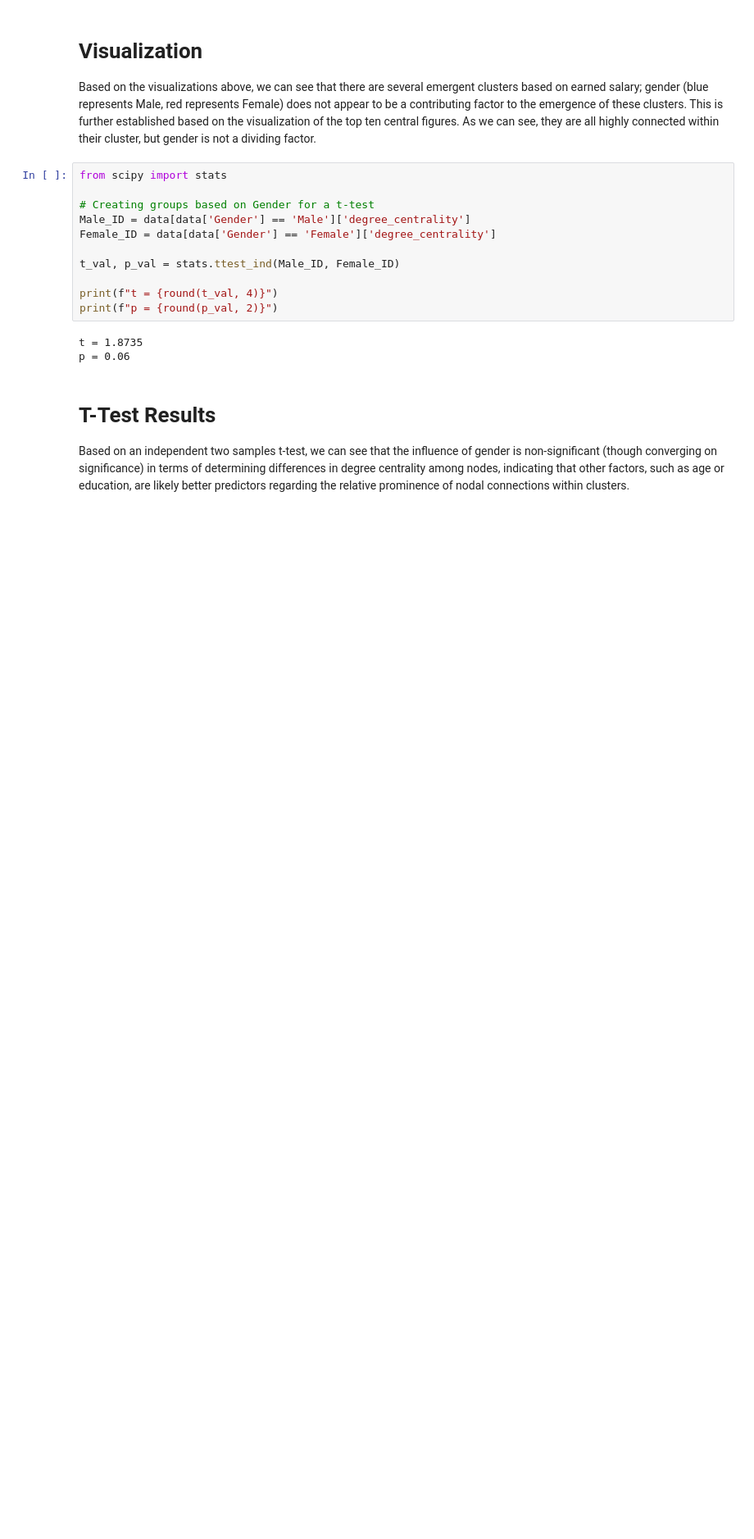
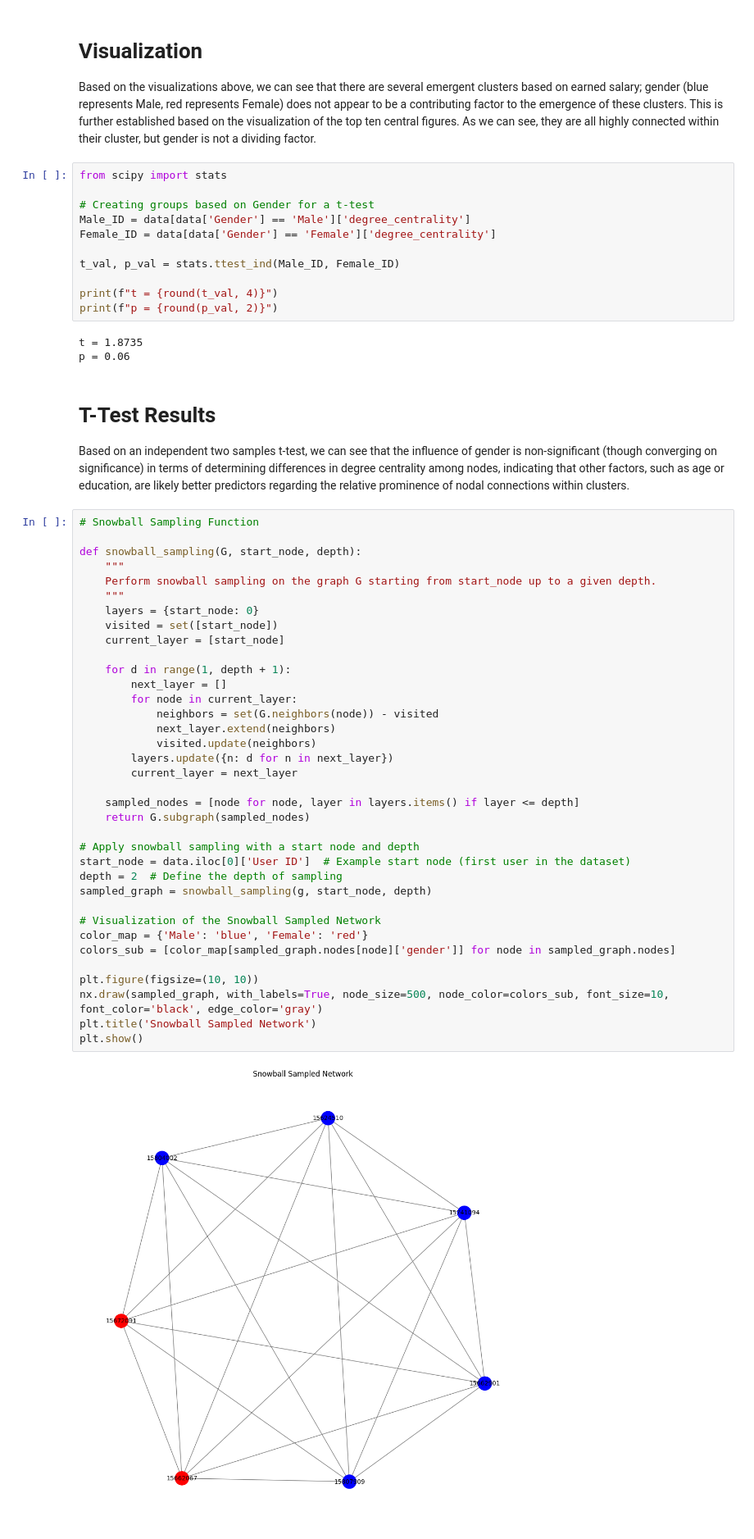
Before and after one commit to hbedros/centrality-measures, a Jupyter notebook: Social_Network_Ads_Main_Analysis.ipynb, the cells around one changed output. Shown at 82% size. Drawn from its saved outputs; the diff is of its cells as text; blank space fills up the shorter version.

```diff
--- a/Social_Network_Ads_Main_Analysis.ipynb
+++ b/Social_Network_Ads_Main_Analysis.ipynb
@@ -203,3 +203,41 @@ p = 0.06
 # T-Test Results
 
 Based on an independent two samples t-test, we can see that the influence of gender is non-significant (though converging on significance) in terms of determining differences in degree centrality among nodes, indicating that other factors, such as age or education, are likely better predictors regarding the relative prominence of nodal connections within clusters.
+# %%
+# Snowball Sampling Function
+
+def snowball_sampling(G, start_node, depth):
+    """
+    Perform snowball sampling on the graph G starting from start_node up to a given depth.
+    """
+    layers = {start_node: 0}
+    visited = set([start_node])
+    current_layer = [start_node]
+
+    for d in range(1, depth + 1):
+        next_layer = []
+        for node in current_layer:
+            neighbors = set(G.neighbors(node)) - visited
+            next_layer.extend(neighbors)
+            visited.update(neighbors)
+        layers.update({n: d for n in next_layer})
+        current_layer = next_layer
+
+    sampled_nodes = [node for node, layer in layers.items() if layer <= depth]
+    return G.subgraph(sampled_nodes)
+
+# Apply snowball sampling with a start node and depth
+start_node = data.iloc[0]['User ID']  # Example start node (first user in the dataset)
+depth = 2  # Define the depth of sampling
+sampled_graph = snowball_sampling(g, start_node, depth)
+
+# Visualization of the Snowball Sampled Network
+color_map = {'Male': 'blue', 'Female': 'red'}
+colors_sub = [color_map[sampled_graph.nodes[node]['gender']] for node in sampled_graph.nodes]
+
+plt.figure(figsize=(10, 10))
+nx.draw(sampled_graph, with_labels=True, node_size=500, node_color=colors_sub, font_size=10, font_color='black', edge_color='gray')
+plt.title('Snowball Sampled Network')
+plt.show()
+# %% [output]
+[figure, added]
```
Also changed, not shown: parts of 2 cells of this notebook.
